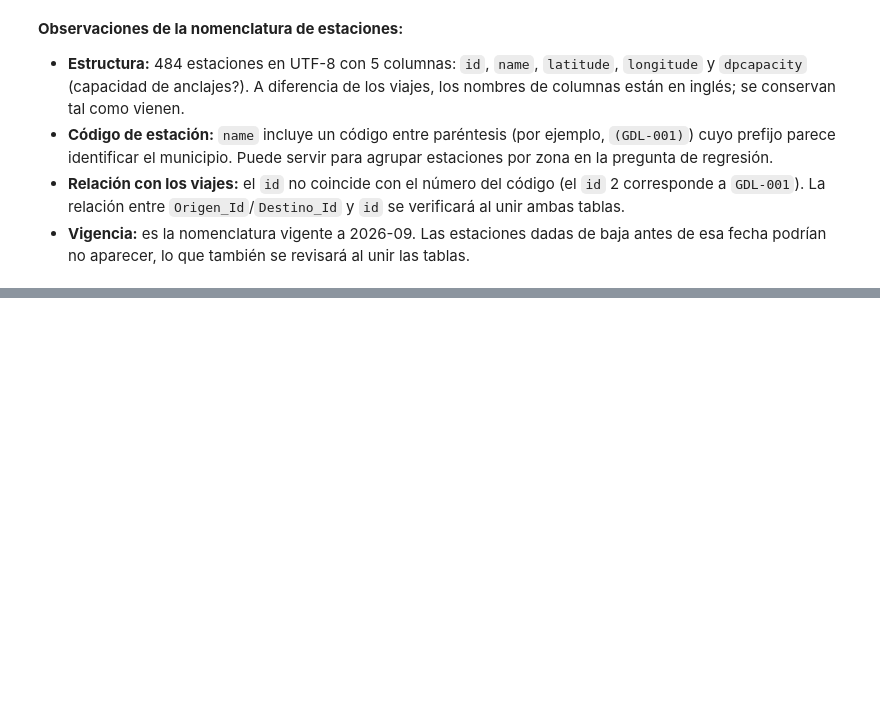
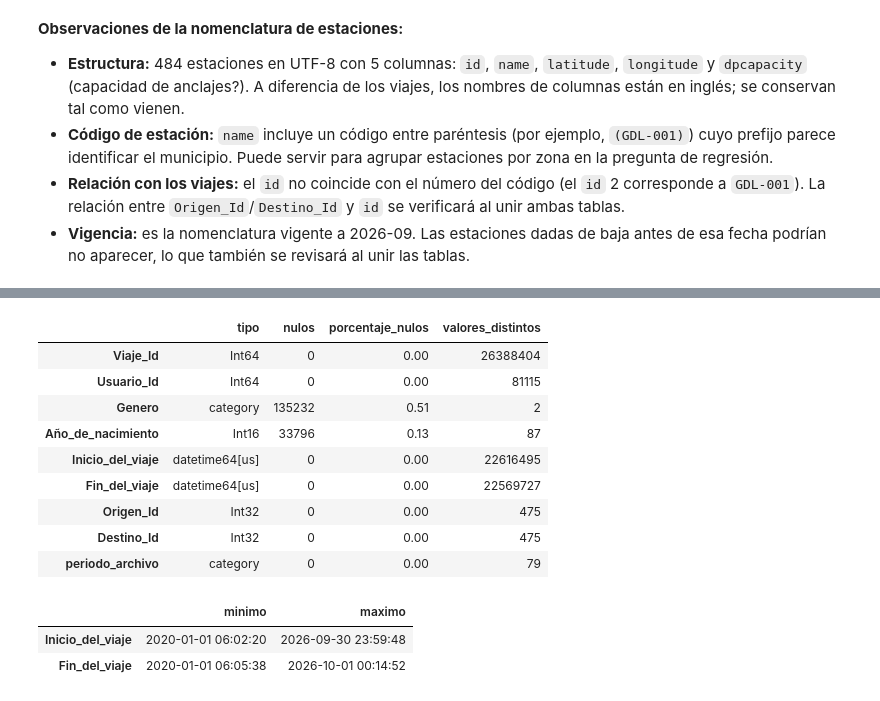
Before and after one commit to sanchezdavilaluisarturo/MLOps-ProyectoMiBici-Equipo7, a Jupyter notebook: notebooks/0.02-dsh-exploracion-carga.ipynb, the cells around one changed output, grey strips where cells are left out. Drawn from its saved outputs; the diff is of its cells as text; code cells hidden in the pictures; blank space fills up the shorter version.

```diff
--- a/notebooks/0.02-dsh-exploracion-carga.ipynb
+++ b/notebooks/0.02-dsh-exploracion-carga.ipynb
@@ -396,0 +622,27 @@ formatos_fecha :
+# %%
+# Nulos y valores distintos por columna
+resumen_columnas = pd.DataFrame({"tipo": viajes.dtypes.astype(str),
+                                 "nulos": viajes.isna().sum(),
+                                 "porcentaje_nulos": viajes.isna().mean().mul(100).round(2),
+                                 "valores_distintos": viajes.nunique(),
+})
+resumen_columnas
+# %% [output]
+|  | tipo | nulos | porcentaje_nulos | valores_distintos |
+| Viaje_Id | Int64 | 0 | 0.00 | 26388404 |
+| Usuario_Id | Int64 | 0 | 0.00 | 81115 |
+| Genero | category | 135232 | 0.51 | 2 |
+| Año_de_nacimiento | Int16 | 33796 | 0.13 | 87 |
+| Inicio_del_viaje | datetime64[us] | 0 | 0.00 | 22616495 |
+| Fin_del_viaje | datetime64[us] | 0 | 0.00 | 22569727 |
+| Origen_Id | Int32 | 0 | 0.00 | 475 |
+| Destino_Id | Int32 | 0 | 0.00 | 475 |
+| periodo_archivo | category | 0 | 0.00 | 79 |
+# %%
+# Rango de fechas de inicio y fin de los viajes
+columnas_fecha = ["Inicio_del_viaje", "Fin_del_viaje"]
+pd.DataFrame({"minimo": viajes[columnas_fecha].min(), "maximo": viajes[columnas_fecha].max()})
+# %% [output]
+|  | minimo | maximo |
+| Inicio_del_viaje | 2020-01-01 06:02:20 | 2026-09-30 23:59:48 |
+| Fin_del_viaje | 2020-01-01 06:05:38 | 2026-10-01 00:14:52 |
```
Also changed, not shown: parts of 18 cells of this notebook.
